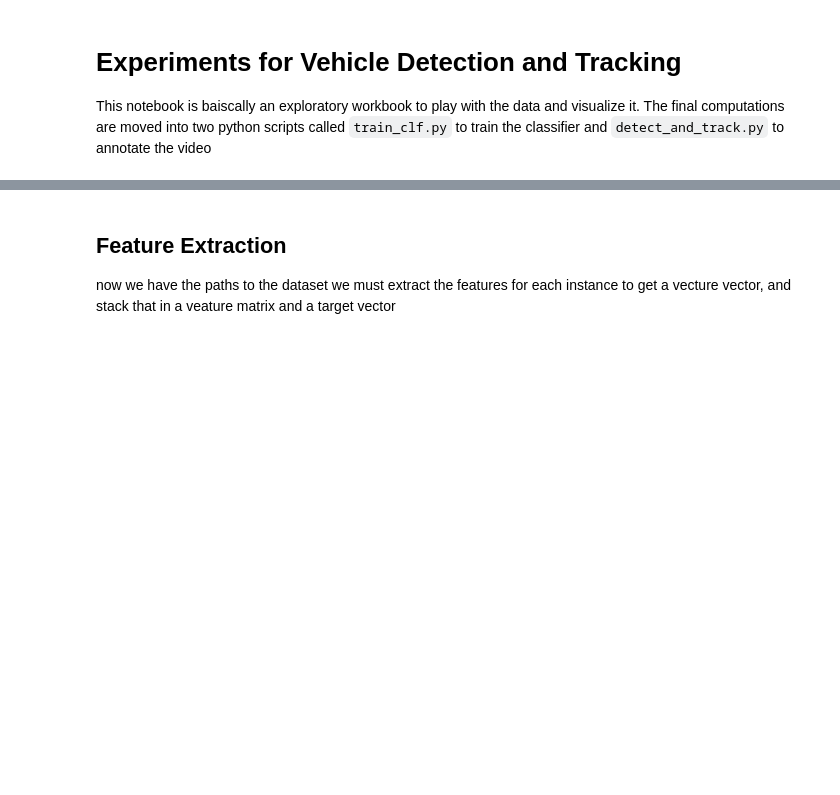
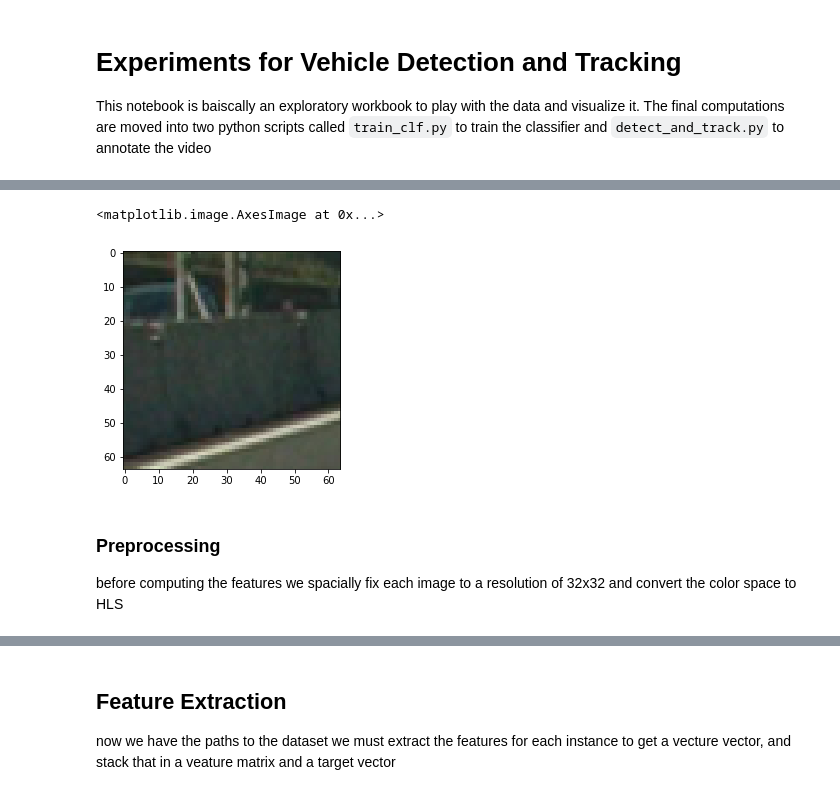
Before and after one commit to joergsimon/SDCND-Term1-Vehicle-Detection-and-Tracking, a Jupyter notebook: Vehicle Detection and tracking.ipynb, the cells around one changed output, grey strips where cells are left out. Drawn from its saved outputs; the diff is of its cells as text; code cells hidden in the pictures; blank space fills up the shorter version.

```diff
--- a/Vehicle Detection and tracking.ipynb
+++ b/Vehicle Detection and tracking.ipynb
@@ -13,0 +33,11 @@ print(data_look(vehicle_files, non_vehicle_files))
+# %%
+idx = random.randint(0, len(non_vehicle_files))
+file = non_vehicle_files[idx]
+non_vehicle = mpimg.imread(file)
+plt.imshow(non_vehicle)
+# %% [output]
+<matplotlib.image.AxesImage at 0x...>
+[figure, added]
+# %% [markdown]
+### Preprocessing
+before computing the features we spacially fix each image to a resolution of 32x32 and convert the color space to HLS
```
Also changed, not shown: parts of 16 cells of this notebook, 1 other file.
